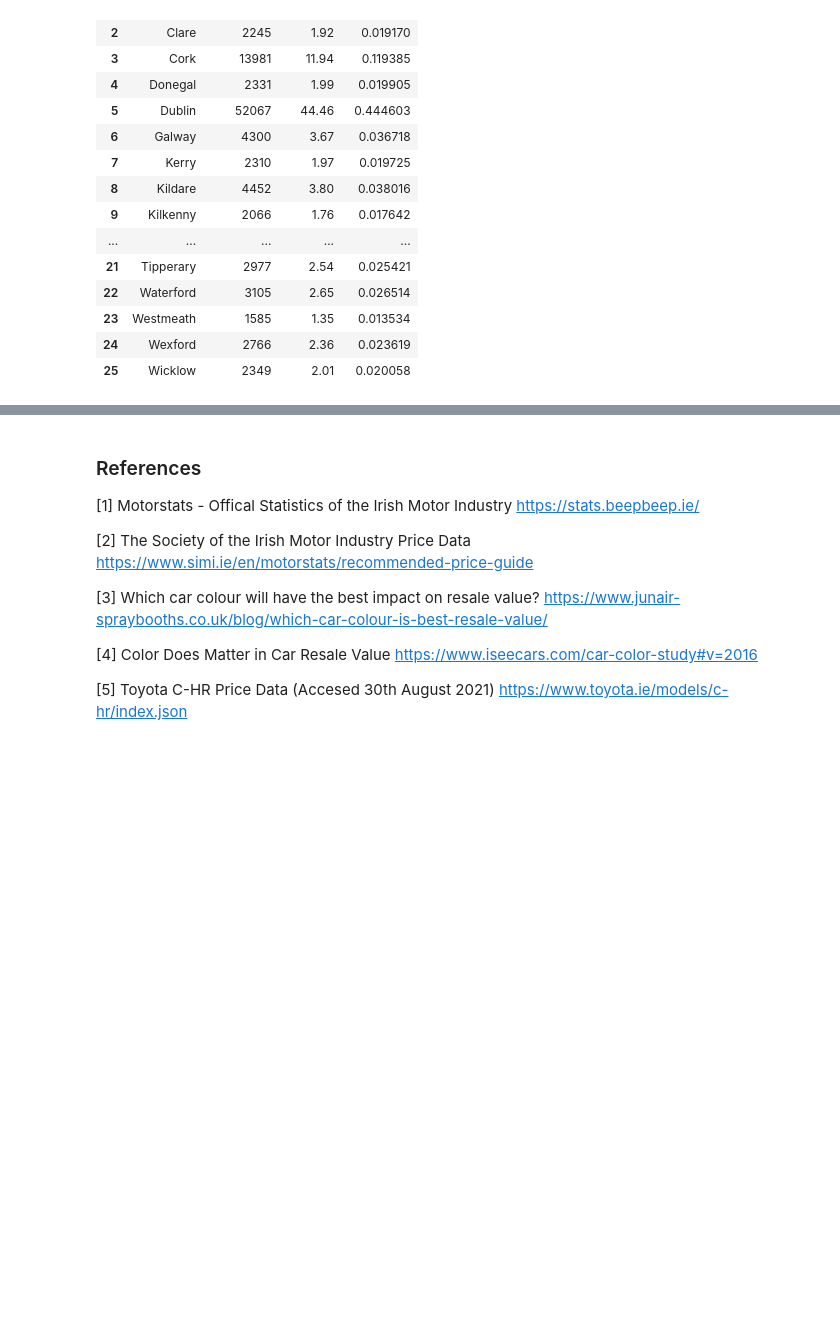
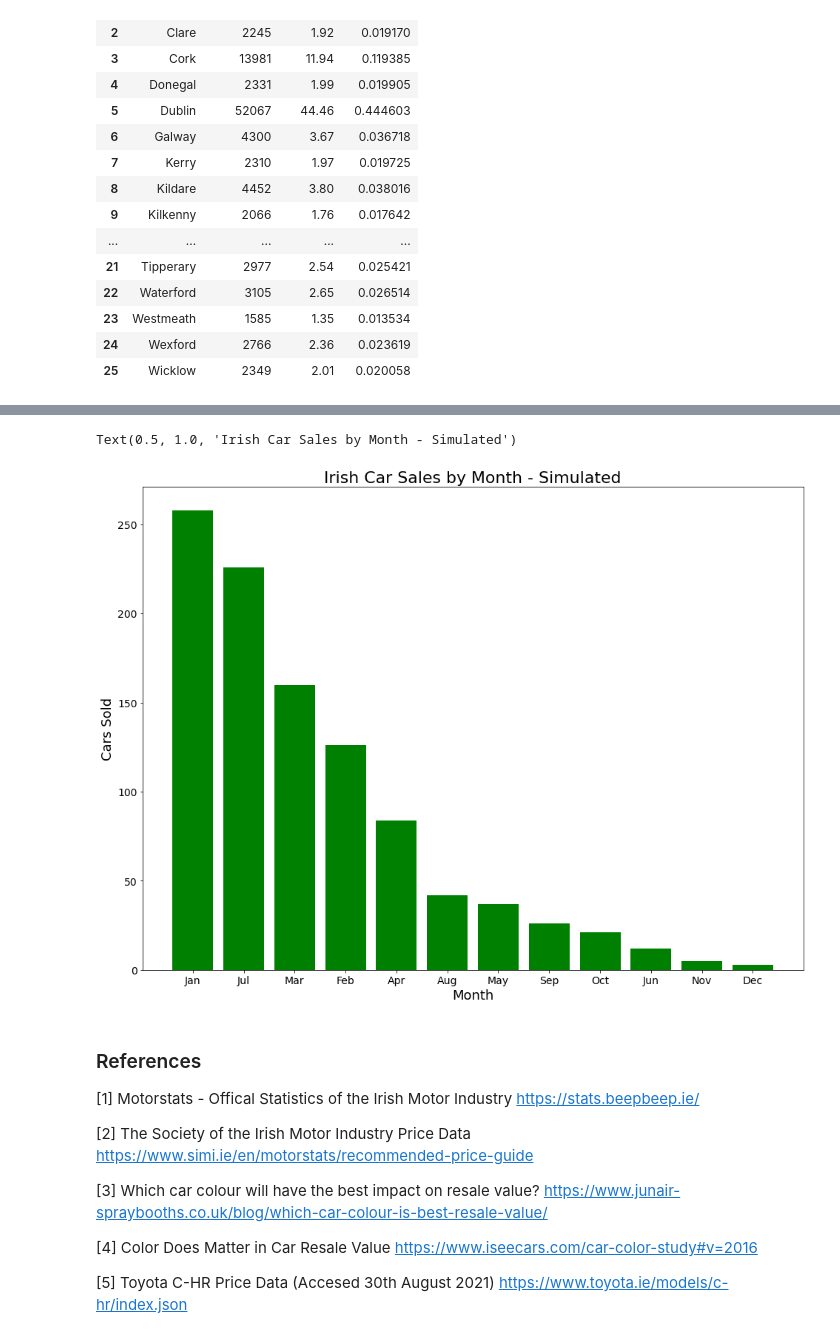
Before and after one commit to danielmccallion/Programming_for_Data_Analysis-Project, a Jupyter notebook: Project.ipynb, the cells around one changed output, grey strips where cells are left out. Cells and saved outputs as stored; diff of their text form; code cells hidden in the pictures; blank space fills up the shorter version.

Commit message:
Simulated dataset added to with non-uniform month variable.

```diff
--- a/Project.ipynb
+++ b/Project.ipynb
@@ -547,0 +550,3 @@ Text(0.5, 1.0, 'Irish Car Sales by County - Simulated')
+# %%
+# Get the probability for each car to be sold in a given month to help create a non-uniform distribution
+montly_sales_df["Probability"] = montly_sales_df["Sales"]/montly_sales_df["Sales"].sum()
@@ -547,0 +570,7 @@ Text(0.5, 1.0, 'Irish Car Sales by County - Simulated')
+# %%
+# Using random choice to generate 1000 non-uniform month values
+random_months = np.random.choice(montly_sales_df.index, 1000, p=montly_sales_df["Probability"])
+# %%
+# Append the month sold data to the dataset and print it
+car_simulated_df["Month"] = random_months
+car_simulated_df
@@ -547,0 +595,4 @@ Text(0.5, 1.0, 'Irish Car Sales by County - Simulated')
+# %%
+# Get and print the total of each months sales
+total_simulated_month = car_simulated_df.Month.value_counts()
+total_simulated_month
@@ -548,3 +613,20 @@ Text(0.5, 1.0, 'Irish Car Sales by County - Simulated')
+# %%
+# Increase the size of the graph
+plt.figure(figsize=(16, 12))
+# Can use the column names in panda to quickly graph each value against each other in matplotlib
+# A bar chart using the simulated sales and month data in green
+plt.bar(total_simulated_month.index, total_simulated_month, color='green')
+# Add labels to the x,y axis and increase size
+plt.xlabel('Month', size=18)
+plt.ylabel('Cars Sold', size=18)
+# Increase x and y tick font size
+plt.xticks(fontsize=14)
+plt.yticks(fontsize=14)
+# Large title for the plot
+plt.title("Irish Car Sales by Month - Simulated", size=22)
+# %% [output]
+Text(0.5, 1.0, 'Irish Car Sales by Month - Simulated')
+[figure, added]
 # %% [markdown]
 ### References
 [1] Motorstats - Offical Statistics of the Irish Motor Industry
```
Also changed, not shown: parts of 11 cells of this notebook.
